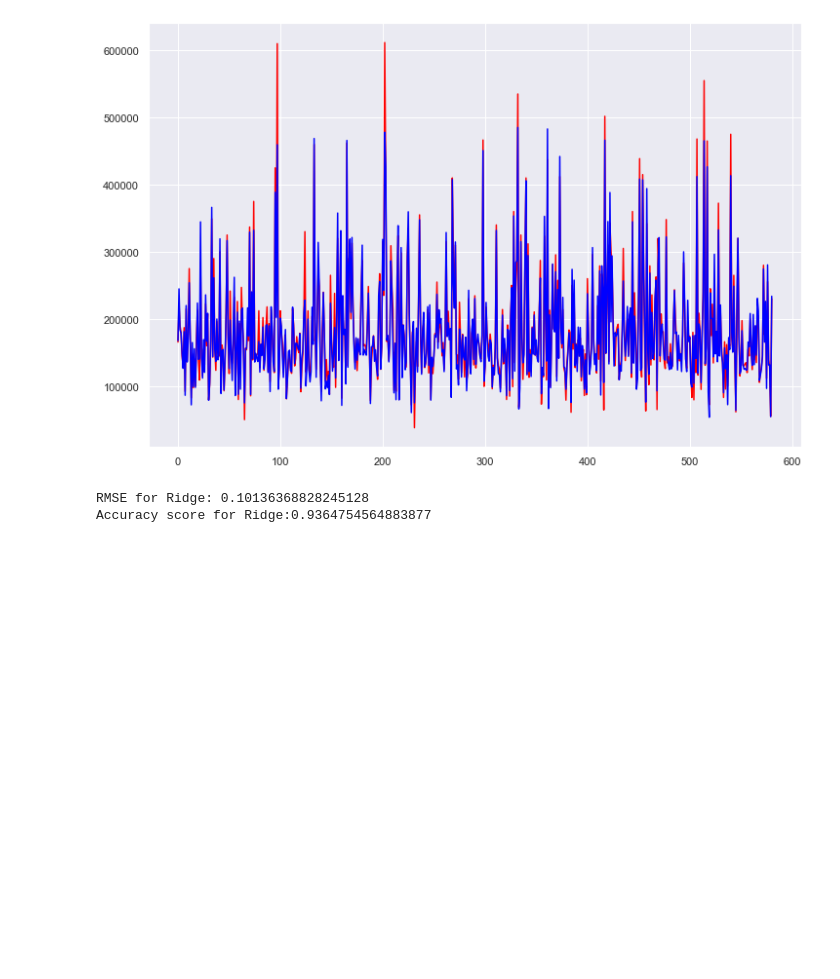
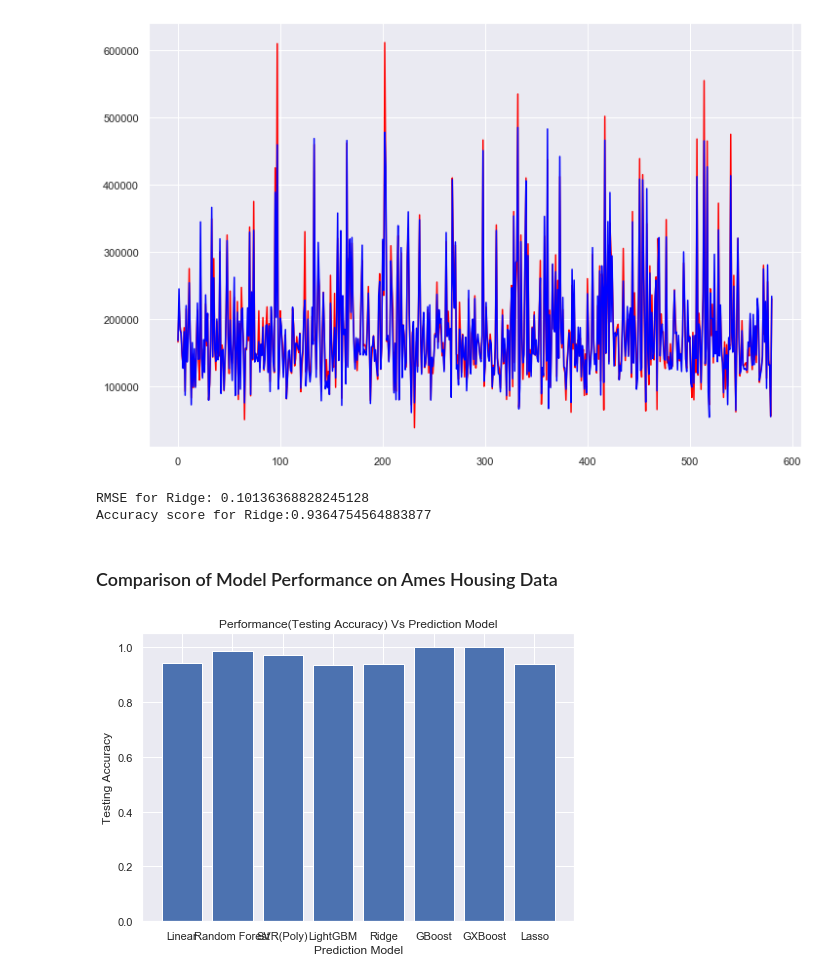
Before and after one commit to agrawalnaman/cmpe255-group8-housing-price-prediction, a Jupyter notebook: Housing Price Prediction Project.ipynb, the cells around one changed output. Saved outputs shown, nothing was run; the diff lists cells and outputs as text; code cells hidden in the pictures; blank space fills up the shorter version.

```diff
--- a/Housing Price Prediction Project.ipynb
+++ b/Housing Price Prediction Project.ipynb
@@ -678,3 +678,18 @@ ridge_testscore = attempt_ridge()
 # %% [output]
 RMSE for Ridge: 0.10136368828245128
 Accuracy score for Ridge:0.9364754564883877
+# %% [markdown]
+### Comparison of Model Performance on Ames Housing Data
+# %%
+##Testing Accuracy
+fig = plt.figure()
+ax = fig.add_axes([0,0,1,1])
+ax.set_ylabel('Testing Accuracy')
+ax.set_xlabel('Prediction Model')
+ax.set_title('Performance(Testing Accuracy) Vs Prediction Model')
+testing_models = ['Linear','Random Forest','SVR(Poly)','LightGBM', 'Ridge', 'GBoost', 'GXBoost','Lasso'];
+Performance = [linear_trainscore,rndmFrst_trainscore,svr_poly_trainscore,LightGBM_testscore[0], ridge_testscore[0], gboost_trainscore, xgboost_trainscore,lasso_trainscore];
+ax.bar(testing_models,Performance)
+plt.show()
+# %% [output]
+[figure, added]
```
Also changed, not shown: parts of 12 cells of this notebook.
